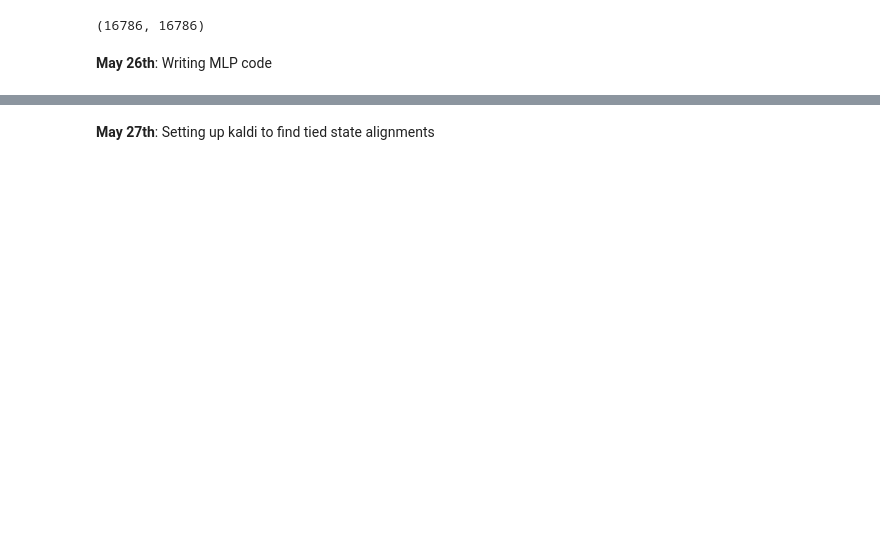
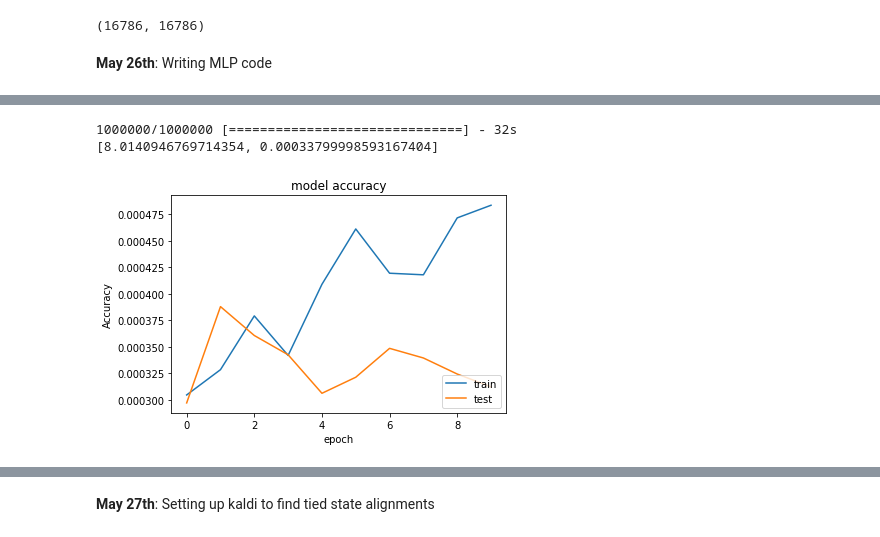
Before and after one commit to vagrawal/gsoc-progress, a Jupyter notebook: habdullah/Notes.ipynb, the cells around one changed output, grey strips where cells are left out. Saved outputs shown, nothing was run; the diff lists cells and outputs as text; code cells hidden in the pictures; blank space fills up the shorter version.

Commit message:
graphs added

```diff
--- a/habdullah/Notes.ipynb
+++ b/habdullah/Notes.ipynb
@@ -127,0 +114,18 @@ b
+# %%
+#loading data from compressed arrays
+xtrain = np.load('/home/hammadabdullah/MLP-HMM_cmusphinx/Xtrain.npz')
+ytrain = np.load('/home/hammadabdullah/MLP-HMM_cmusphinx/ytrain.npz')
+xtest = np.load('/home/hammadabdullah/MLP-HMM_cmusphinx/Xtest.npz')
+ytest = np.load('/home/hammadabdullah/MLP-HMM_cmusphinx/ytest.npz')
+
+#parsing test/train
+x_train = xtrain['arr_0']
+y_train = ytrain['arr_0']
+x_test = xtest['arr_0']
+y_test = ytest['arr_0']
+
+#using only 1 million features. to_categorical() runs out of memory for bigger arrays
+x_train = x_train[:1000000]
+y_train = y_train[:1000000]
+x_test = x_test[:1000000]
+y_test = y_test[:1000000]
@@ -149,0 +223,12 @@ print(hist.history.keys())
+# %%
+model_2 = Sequential()
+model_2.add(Dense(1000, activation='relu', input_dim=40))
+model_2.add(Dense(1000, activation='relu'))
+model_2.add(Dense(3000, activation='softmax'))
+model_2.compile(optimizer='rmsprop',
+              loss='categorical_crossentropy',
+              metrics=['accuracy'])
+
+
+
+hist2=model_2.fit(x_train,y_train,verbose = 2,validation_split=0.33,epochs=10,batch_size=20000)
@@ -149,0 +255,19 @@ print(hist.history.keys())
+# %%
+score = model_2.evaluate(x_test, y_test, batch_size=20000)
+print score
+# %% [output]
+1000000/1000000 [==============================] - 32s
+[8.0140946769714354, 0.00033799998593167404]
+# %%
+import matplotlib.pyplot as plt
+
+plt.plot(hist2.history['acc'])
+plt.plot(hist2.history['val_acc'])
+plt.title('model accuracy')
+plt.ylabel('Accuracy')
+plt.xlabel('epoch')
+plt.legend(['train','test'],loc='lower right')
+plt.show()
+plt.savefig('mlp_1mill_rmsprop_acc.png')
+# %% [output]
+[figure, added]
```
Also changed, not shown: parts of 43 cells of this notebook, 6 other files.
